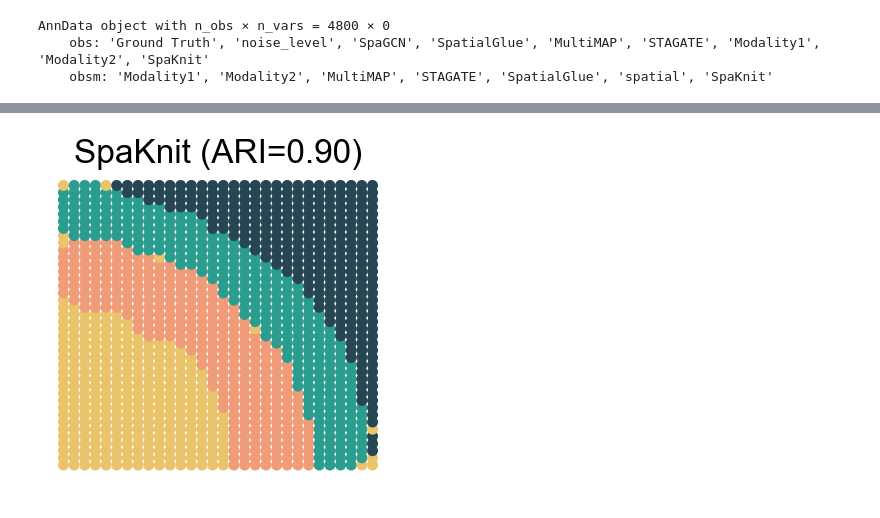
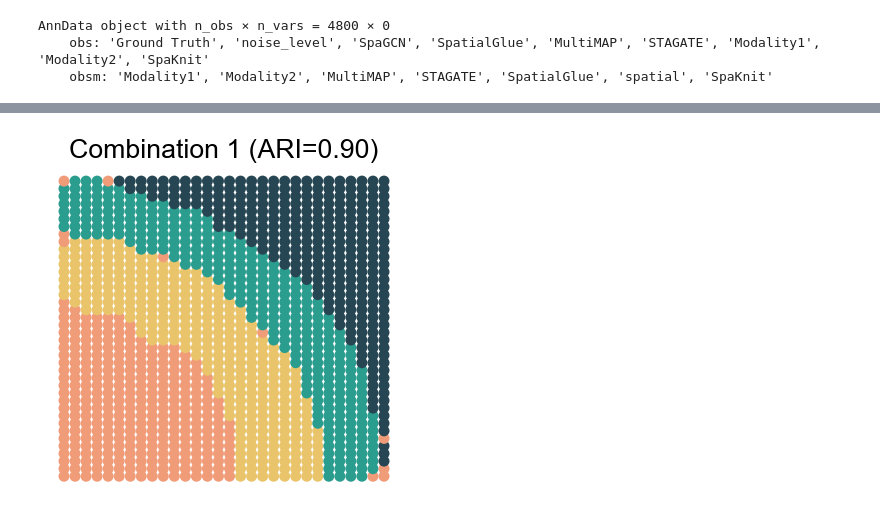
Before and after one commit to XJTU-MingxuanLi/SpaKnit-tutorial, a Jupyter notebook: docs/source/Tutorial_2_Noise_Combinations.ipynb, the cells around one changed output, grey strips where cells are left out. Drawn from its saved outputs; the diff is of its cells as text; code cells hidden in the pictures.

```diff
--- a/docs/source/Tutorial_2_Noise_Combinations.ipynb
+++ b/docs/source/Tutorial_2_Noise_Combinations.ipynb
@@ -166,20 +253,0 @@ adata_analysis = adata_analysis[adata_analysis.obs['noise_level']==noise_level]
-# %%
-def reorder_categories(adata, method, new_order):
-    """
-    Reorder the categories of a given method in the AnnData object's.obs.
-
-    Parameters:
-    adata: AnnData object
-    method: str, the name of the method to reorder
-    new_order: list, the new order of categories
-    """
-    if not pd.api.types.is_categorical_dtype(adata.obs[method]):
-        adata.obs[method] = pd.Categorical(adata.obs[method])
-    adata.obs[method] = adata.obs[method].cat.reorder_categories(new_order)
-
-new_orders = {
-    'SpaKnit': [2, 1, 3, 4]
-}
-
-for method, new_order in new_orders.items():
-    reorder_categories(adata_analysis, method, new_order)
@@ -186,31 +257,65 @@ for method, new_order in new_orders.items():
 # %%
-method = 'SpaKnit'
-
-plt.rcParams['font.size'] = 20
-plt.rcParams['font.sans-serif'] = ['Arial']
+# Define new_orders for each replicate
+new_order_dict = {
+    1: [1, 2, 3, 4],
+    2: [2, 3, 1, 4],
+    3: [1, 2, 3, 4],
+    4: [1, 2, 3, 4]
+}
 
 colors_domain = [
     '#f19c79', '#e9c46a', '#2a9d8f', '#264653'
 ]
 
-fig, ax = plt.subplots(1, 1, figsize=(4, 4))
-# Calculate Adjusted Rand Index (ARI)
-ari_value = adjusted_rand_score(adata_analysis.obs['Ground Truth'], adata_analysis.obs[method])
-sc.pl.embedding(adata_analysis, basis='spatial', color=[method], title=None, s=250, colorbar_loc=None, show=False, ax=ax, palette=colors_domain, legend_loc=None)
-# Set the title, including the ARI value
-ax.set_title(f"{method} (ARI={ari_value:.2f})")
-ax.set_xlabel('')
-ax.set_ylabel('')
+plt.rcParams['font.size'] = 16
+plt.rcParams['font.sans-serif'] = ['Arial']
 
-# Hide the borders of the axes
-for spine in ax.spines.values():
-    spine.set_visible(False)
+# Loop through each replicate
+for replicate in [1, 2, 3, 4]:
+    # Load the Results
+    adata_analysis = sc.read_h5ad(f'./Results/Noise_Combination_{replicate}.h5ad')
 
-# Adjust subplot parameters to reduce blank areas around the plot
-plt.subplots_adjust(left=0, right=1, top=1, bottom=0)
-plt.tight_layout()
+    # Select noise level 1
+    noise_level = 1  # 0, 1, 2, 3
+    adata_analysis = adata_analysis[adata_analysis.obs['noise_level']==noise_level]
 
-# Display the plot
-plt.show()
+    # Reorder categories based on the replicate's new_order
+    new_order = new_order_dict[replicate]
+    method = 'SpaKnit'
+    reorder_categories(adata_analysis, method, new_order)
+
+    # Calculate ARI
+    ari_value = adjusted_rand_score(adata_analysis.obs['Ground Truth'], adata_analysis.obs[method])
+
+    # Create figure
+    fig, ax = plt.subplots(1, 1, figsize=(4, 4))
+
+    # Plot the spatial embedding
+    sc.pl.embedding(
+        adata_analysis,
+        basis='spatial',
+        color=[method],
+        title=None,
+        s=250,
+        colorbar_loc=None,
+        show=False,
+        ax=ax,
+        palette=colors_domain,
+        legend_loc=None
+    )
+
+    # Set title with ARI value
+    ax.set_title(f"Combination {replicate} (ARI={ari_value:.2f})")
+    ax.set_xlabel('')
+    ax.set_ylabel('')
+
+    # Hide axis borders
+    for spine in ax.spines.values():
+        spine.set_visible(False)
+
+    # Adjust subplot parameters
+    plt.subplots_adjust(left=0, right=1, top=1, bottom=0)
+    plt.tight_layout()
+    plt.show()
 # %% [output]
-[figure, old version]
+[figure, new version]
```
Also changed, not shown: parts of 16 cells of this notebook.
